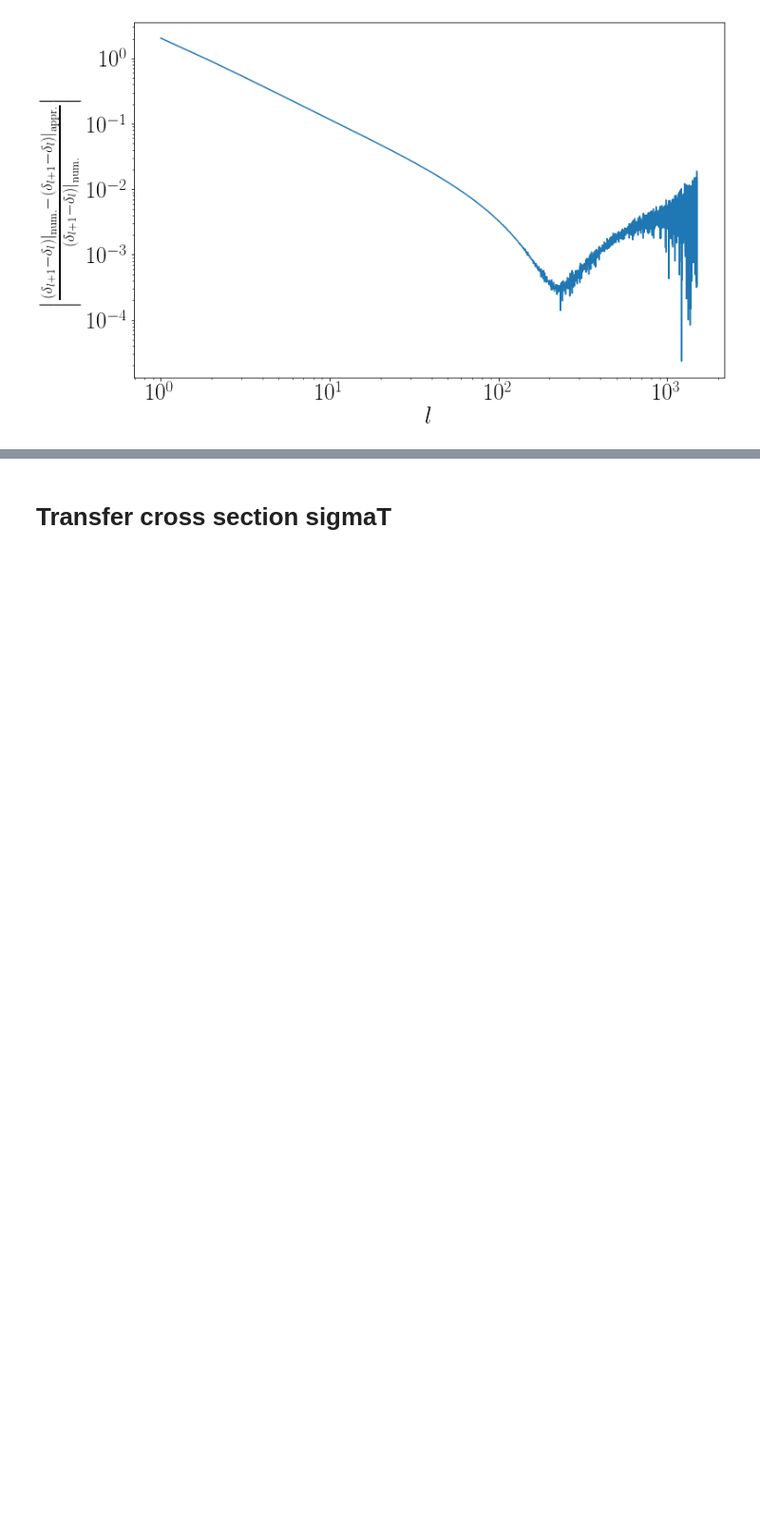
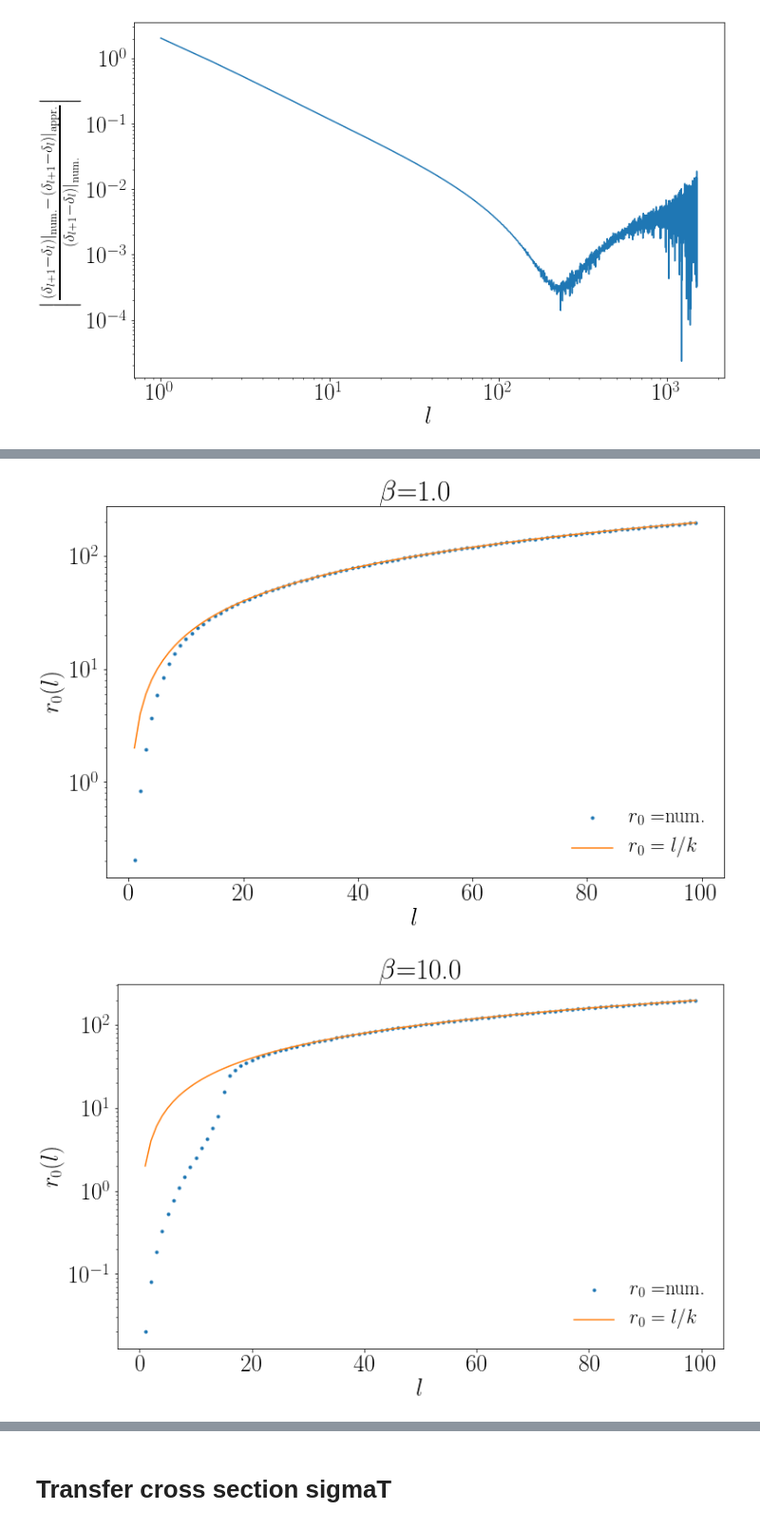
Before and after one commit to LauraSagunski/Self-interaction-cross-section, a Jupyter notebook: Integral_deltal.ipynb, the cells around one changed output, grey strips where cells are left out. Shown at 95% size. Cells and saved outputs as stored; diff of their text form; code cells hidden in the pictures; blank space fills up the shorter version.

```diff
--- a/Integral_deltal.ipynb
+++ b/Integral_deltal.ipynb
@@ -489,0 +566,34 @@ Plots/Plots/Difference_ddeltal_dl_analytical_vs_numerical.pdf exported.
+# %%
+for beta in [1.,10.,100.,1000.]:
+    #print('beta='+str(beta))
+    #for l in [30,35,40.]:
+    #print('l='+str(l))
+    #_____Fixed parameters_____
+    potential='attractive'
+    alphaX=0.1
+    mphi=0.1 #GeV.
+    #_____Parameters chosen such that 2ab=10 (classical regime 2ab>>1)_____
+    mX=50.*beta
+    #print(mX)
+    v=(0.02/beta)*c #km/s
+    #print(v)
+    #_____Relations_____
+    m=(mX/2.)  #reduced mass m
+    p=m*(v/c) #momentum p
+    k=p/hbar
+    #r0appr=l/k
+    pl.figure(figsize=(12,12/goldenratio)) #Sophia's plot size.
+    lvalsnew=np.array([l for l in range(1,100)]) #l=1,2,...,1500
+    pl.plot(lvalsnew,[r0num(potential,alphaX,mX,mphi,l,v,logging=False) for l in lvalsnew],'.',label=r'$r_0=$num.')
+    pl.plot(lvalsnew,[l/k for l in lvalsnew],label=r'$r_0=l / k$')
+    #pl.xscale('log')
+    pl.yscale('log')
+    pl.xlabel(r'$l$',fontsize=fontsize)
+    pl.ylabel(r'$r_{0}(l)$',fontsize=fontsize)
+    #pl.ylim([10.**(-5.),10.**5.])
+    pl.legend(loc='lower right',edgecolor='white',fontsize=legendfontsize)
+    pl.title(r'$\beta$='+str(beta))
+    pl.show()
+# %% [output]
+[figure, added]
+[figure, added]
```
Also changed, not shown: parts of 42 cells of this notebook.
